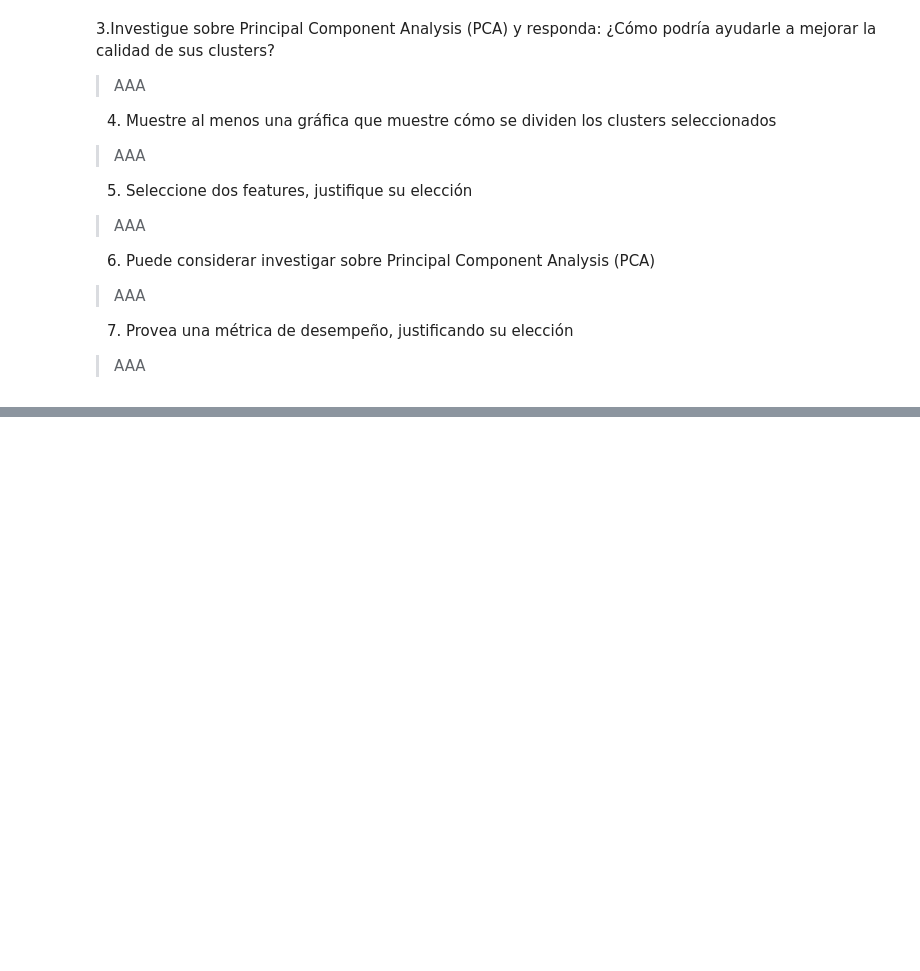
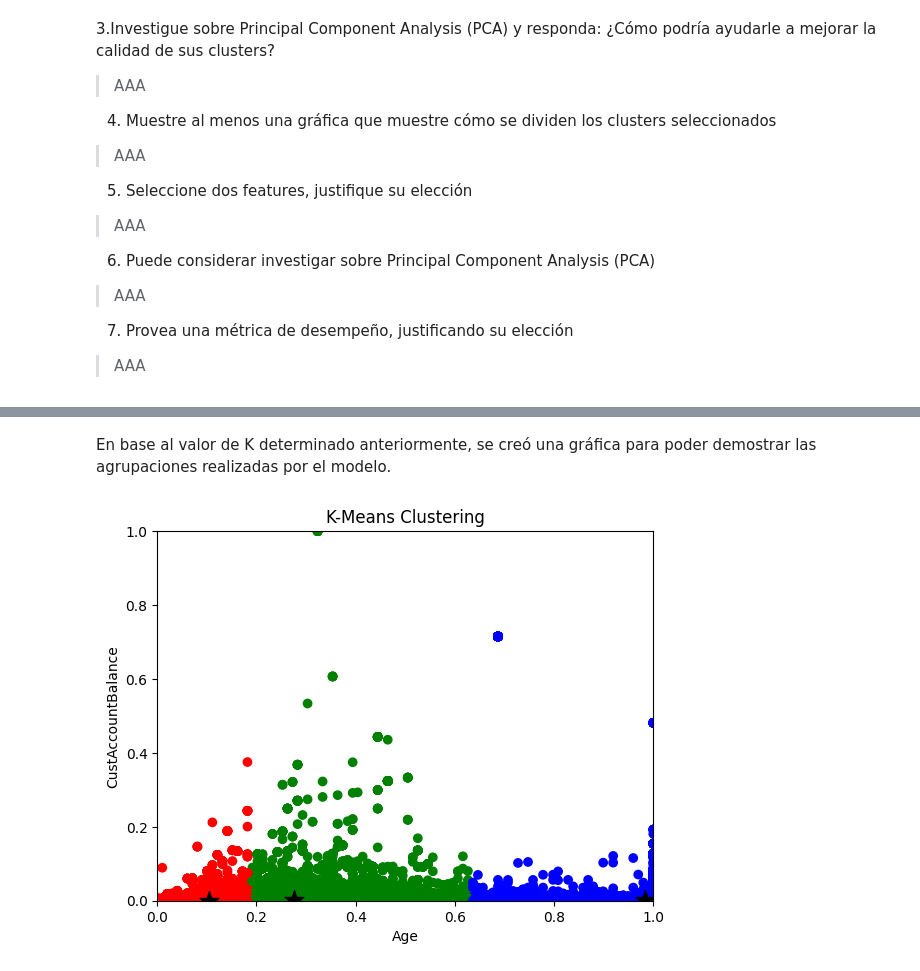
Before and after one commit to 20Candy/Lab7IA, a Jupyter notebook: ClientesBanco.ipynb, the cells around one changed output, grey strips where cells are left out. Saved outputs shown, nothing was run; the diff lists cells and outputs as text; code cells hidden in the pictures; blank space fills up the shorter version.

```diff
--- a/ClientesBanco.ipynb
+++ b/ClientesBanco.ipynb
@@ -330,0 +315,33 @@ plt.show()
+# %% [markdown]
+En base al valor de K determinado anteriormente, se creó una gráfica para poder demostrar las agrupaciones realizadas por el modelo.
+# %%
+import matplotlib.pyplot as plt
+from mpl_toolkits.mplot3d import Axes3D
+
+# Calcular los centroides y los índices de asignación de clúster
+centroids, cluster_assignments = kmeans(X, K=3)
+
+fig = plt.figure()
+ax = fig.add_subplot(111)
+
+# Assign different colors to each cluster
+colors = ['r', 'g', 'b', 'c', 'm', 'y', 'k', 'b']
+cluster_colors = [colors[i] for i in cluster_assignments]
+
+# Plot the data points
+ax.scatter(X[:, 0], X[:, 1], c=cluster_colors)
+
+# Plot the centroids
+ax.scatter(centroids[:, 0], centroids[:, 1], c='black', marker='*', s=200)
+
+# Set the axis labels
+ax.set_xlabel('Age')
+ax.set_ylabel('CustAccountBalance')
+ax.set_title('K-Means Clustering')
+
+ax.set_xlim([min(X[:, 0]), max(X[:, 0])])
+ax.set_ylim([min(X[:, 1]), max(X[:, 1])])
+
+plt.show()
+# %% [output]
+[figure, added]
```
Also changed, not shown: parts of 23 cells of this notebook.
